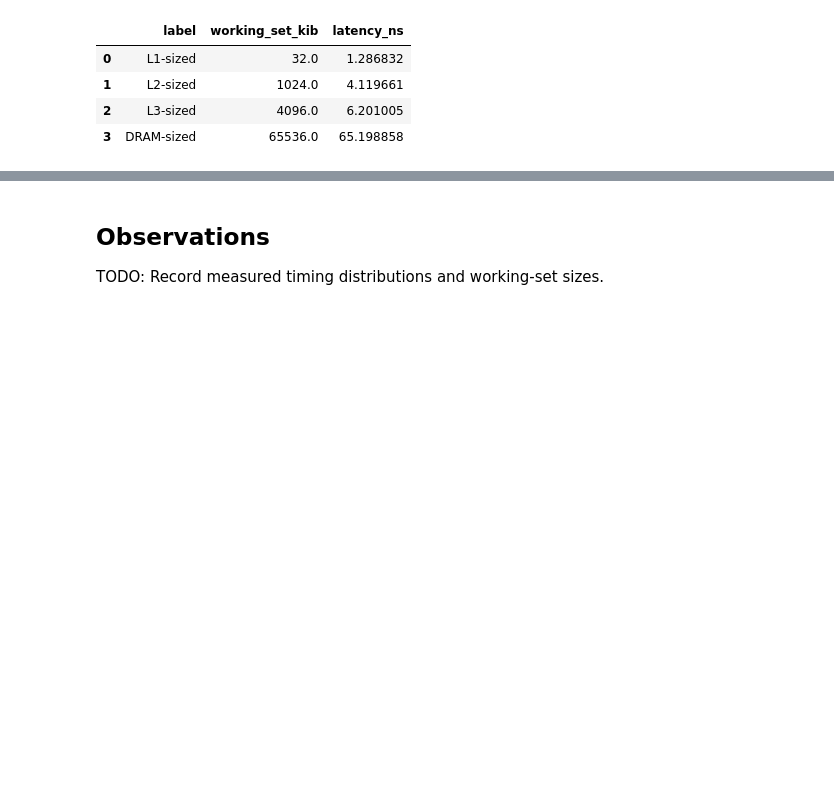
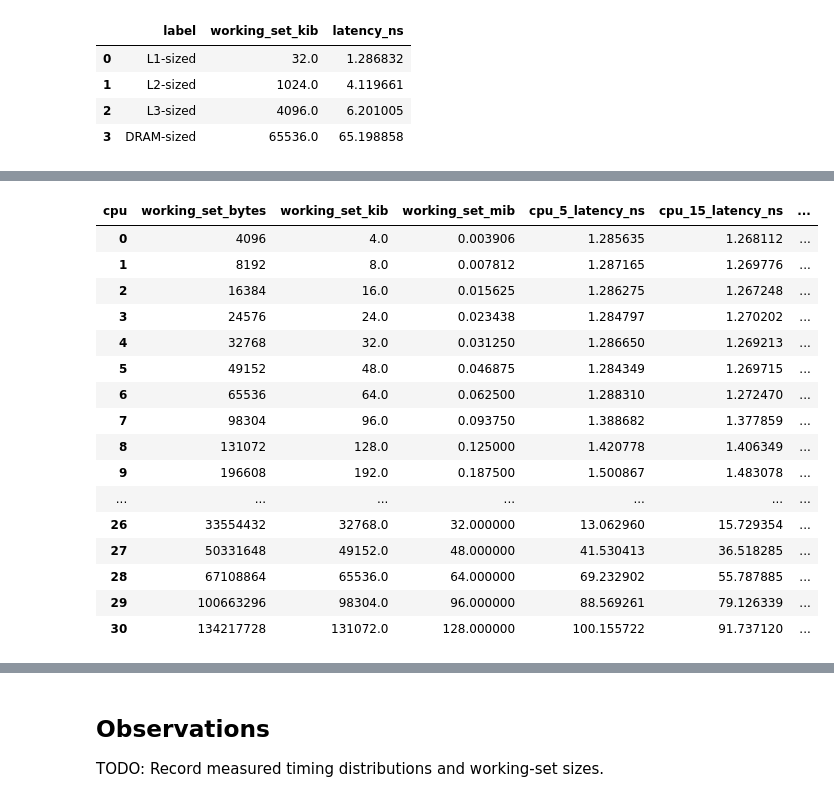
Before and after one commit to coert/dgx-spark-lab, a Jupyter notebook: experiments/00-foundations/02-memory-hierarchy.ipynb, the cells around one changed output, grey strips where cells are left out. Cells and saved outputs as stored; diff of their text form; code cells hidden in the pictures; blank space fills up the shorter version.

```diff
--- a/experiments/00-foundations/02-memory-hierarchy.ipynb
+++ b/experiments/00-foundations/02-memory-hierarchy.ipynb
@@ -390,0 +648,46 @@ sanity_results
+# %%
+cluster_comparison = latency_summary.pivot(
+    index=[
+        "working_set_bytes",
+        "working_set_kib",
+        "working_set_mib",
+    ],
+    columns="cpu",
+    values="median_ns",
+).reset_index()
+
+cluster_comparison = cluster_comparison.rename(
+    columns={
+        5: "cpu_5_latency_ns",
+        15: "cpu_15_latency_ns",
+    }
+)
+
+cluster_comparison["cpu_5_over_cpu_15"] = (
+    cluster_comparison["cpu_5_latency_ns"] / cluster_comparison["cpu_15_latency_ns"]
+)
+
+cluster_comparison["cpu_15_percent_lower_latency"] = (
+    1
+    - (cluster_comparison["cpu_15_latency_ns"] / cluster_comparison["cpu_5_latency_ns"])
+) * 100
+
+cluster_comparison
+# %% [output]
+| cpu | working_set_bytes | working_set_kib | working_set_mib | cpu_5_latency_ns | cpu_15_latency_ns | ... |
+| 0 | 4096 | 4.0 | 0.003906 | 1.285635 | 1.268112 | ... |
+| 1 | 8192 | 8.0 | 0.007812 | 1.287165 | 1.269776 | ... |
+| 2 | 16384 | 16.0 | 0.015625 | 1.286275 | 1.267248 | ... |
+| 3 | 24576 | 24.0 | 0.023438 | 1.284797 | 1.270202 | ... |
+| 4 | 32768 | 32.0 | 0.031250 | 1.286650 | 1.269213 | ... |
+| 5 | 49152 | 48.0 | 0.046875 | 1.284349 | 1.269715 | ... |
+| 6 | 65536 | 64.0 | 0.062500 | 1.288310 | 1.272470 | ... |
+| 7 | 98304 | 96.0 | 0.093750 | 1.388682 | 1.377859 | ... |
+| 8 | 131072 | 128.0 | 0.125000 | 1.420778 | 1.406349 | ... |
+| 9 | 196608 | 192.0 | 0.187500 | 1.500867 | 1.483078 | ... |
+| ... | ... | ... | ... | ... | ... | ... |
+| 26 | 33554432 | 32768.0 | 32.000000 | 13.062960 | 15.729354 | ... |
+| 27 | 50331648 | 49152.0 | 48.000000 | 41.530413 | 36.518285 | ... |
+| 28 | 67108864 | 65536.0 | 64.000000 | 69.232902 | 55.787885 | ... |
+| 29 | 100663296 | 98304.0 | 96.000000 | 88.569261 | 79.126339 | ... |
+| 30 | 134217728 | 131072.0 | 128.000000 | 100.155722 | 91.737120 | ... |
```
Also changed, not shown: parts of 6 cells of this notebook.
